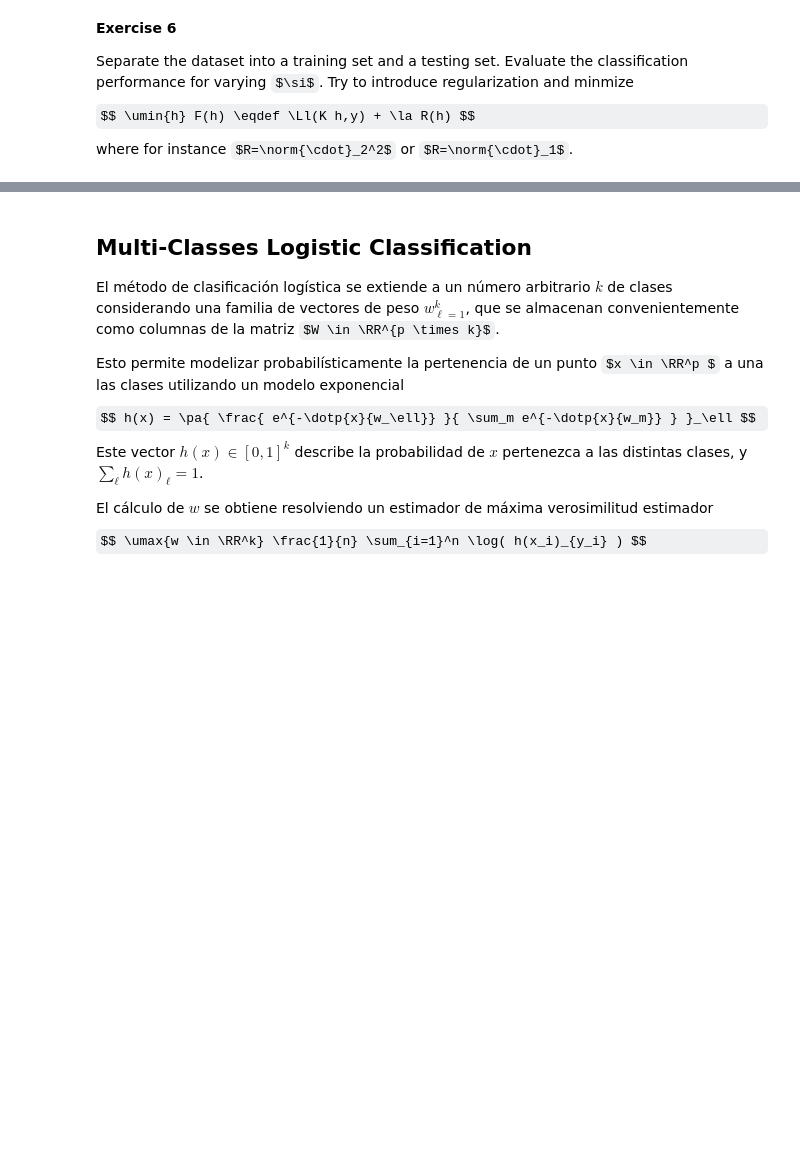
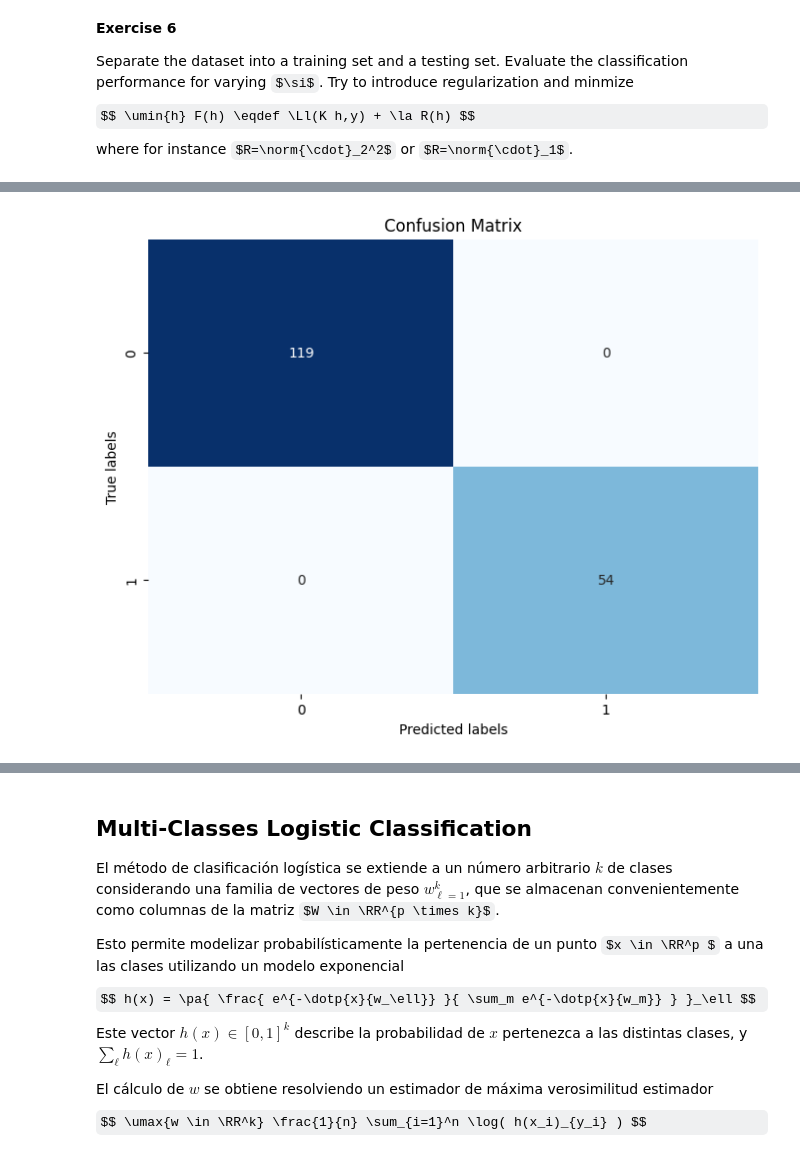
Before and after one commit to J0tta13/machine, a Jupyter notebook: miniproyecto2/2.ipynb, the cells around one changed output, grey strips where cells are left out. Saved outputs shown, nothing was run; the diff lists cells and outputs as text; code cells hidden in the pictures; some formulas as TeX source; blank space fills up the shorter version.

```diff
--- a/miniproyecto2/2.ipynb
+++ b/miniproyecto2/2.ipynb
@@ -843,3 +843,88 @@ $$ \umin{h} F(h) \eqdef \Ll(K h,y) + \la R(h) $$
 where for instance $R=\norm{\cdot}_2^2$ or  $R=\norm{\cdot}_1$.
 # %%
 ## Inserta tu codigo
+# %%
+import pandas as pd
+import numpy as np
+import matplotlib.pyplot as plt
+import seaborn as sns
+from sklearn.svm import SVC
+from sklearn.model_selection import train_test_split, GridSearchCV
+from sklearn.metrics import accuracy_score, confusion_matrix
+
+# Cargar y procesar datos desde el archivo 'Flourclass.txt'
+file_path = 'Flourclass.txt'
+labels = []
+features = []
+
+with open(file_path, 'r') as file:
+    for line in file:
+        # Separar la etiqueta y las características
+        parts = line.strip().split()
+        label = int(parts[0])
+        labels.append(label)
+        feature_dict = {}
+        for item in parts[1:]:
+            index, value = item.split(":")
+            feature_dict[int(index)] = float(value)
+        features.append(feature_dict)
+
+# Convertir las etiquetas en una serie
+labels_series = pd.Series(labels, name="label")
+
+# Convertir las características a un DataFrame, llenando los valores faltantes con 0
+features_df = pd.DataFrame(features).fillna(0)
+
+# Concatenar etiquetas y características en un DataFrame
+df = pd.concat([labels_series, features_df], axis=1)
+
+# Separar en variables independientes (X) y dependiente (y)
+X = df.drop(columns=["label"]).to_numpy()
+y = df["label"].to_numpy()
+
+# Dividir el conjunto de datos en entrenamiento y prueba
+X_train, X_test, y_train, y_test = train_test_split(X, y, test_size=0.2, random_state=42)
+
+# Definir el rango de valores de gamma y C para el SVM
+gamma_values = [0.001, 0.01, 0.1, 1]
+C_values = [0.1, 1, 10, 100]
+
+# Configurar la búsqueda en malla (GridSearch) para encontrar los mejores valores de gamma y C
+param_grid = {'C': C_values, 'gamma': gamma_values}
+svm = SVC(kernel='rbf')  # Usando kernel RBF para incluir variación de sigma
+grid_search = GridSearchCV(svm, param_grid, cv=5)
+grid_search.fit(X_train, y_train)
+
+# Mejor modelo encontrado
+best_svm = grid_search.best_estimator_
+
+# Predecir en el conjunto de prueba y calcular la precisión
+y_pred = best_svm.predict(X_test)
+accuracy = accuracy_score(y_test, y_pred)
+print(f"Best Model: C = {grid_search.best_params_['C']}, gamma = {grid_search.best_params_['gamma']}")
+print("Accuracy on test set:", accuracy)
+
+# Matriz de confusión
+cm = confusion_matrix(y_test, y_pred)
+plt.figure(figsize=(8, 6))
+sns.heatmap(cm, annot=True, fmt='d', cmap='Blues', cbar=False)
+plt.xlabel('Predicted labels')
+plt.ylabel('True labels')
+plt.title('Confusion Matrix')
+plt.show()
+
+# Visualizar la precisión para cada combinación de C y gamma
+results = grid_search.cv_results_
+scores_matrix = np.array(results['mean_test_score']).reshape(len(C_values), len(gamma_values))
+
+plt.figure(figsize=(10, 6))
+for i, C in enumerate(C_values):
+    plt.plot(gamma_values, scores_matrix[i, :], marker='o', label=f'C = {C}')
+
+plt.xscale('log')
+plt.xlabel('Gamma values')
+plt.ylabel('Accuracy')
+plt.title('Impact of Regularization (C) and Kernel Variation (Gamma) on Accuracy')
+plt.legend()
+plt.show()
+# %% [output]
@@ -845,0 +933 @@ where for instance $R=\norm{\cdot}_2^2$ or  $R=\norm{\cdot}_1$.
+[figure, added]
```
Also changed, not shown: parts of 1 cell of this notebook.
